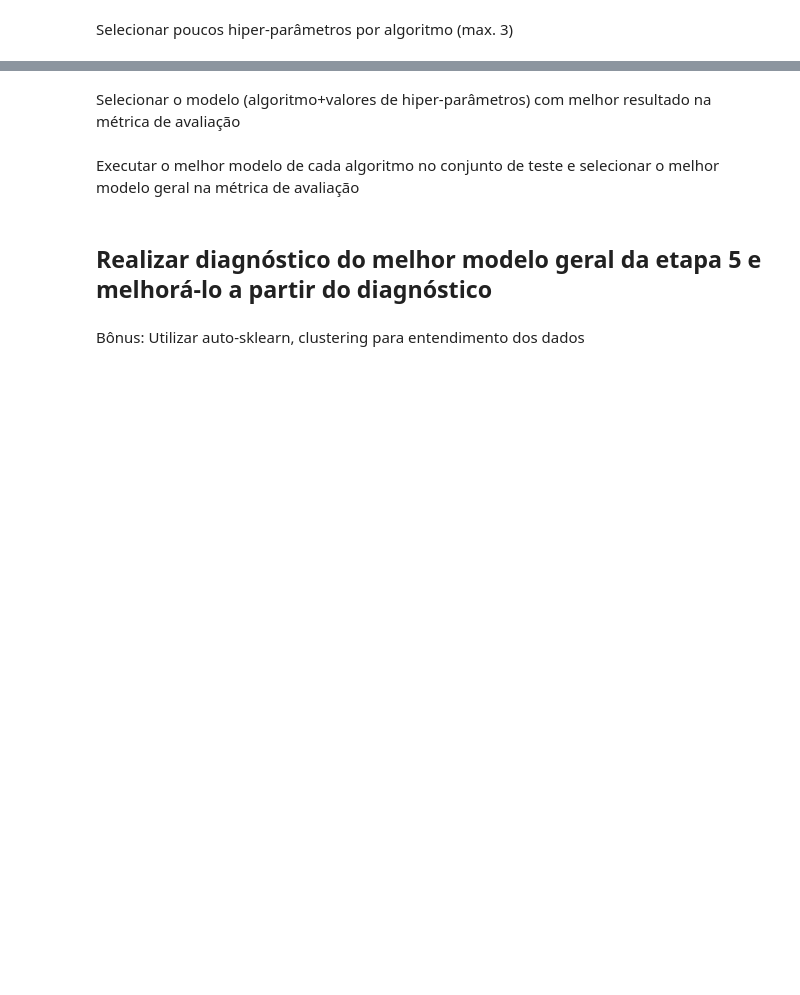
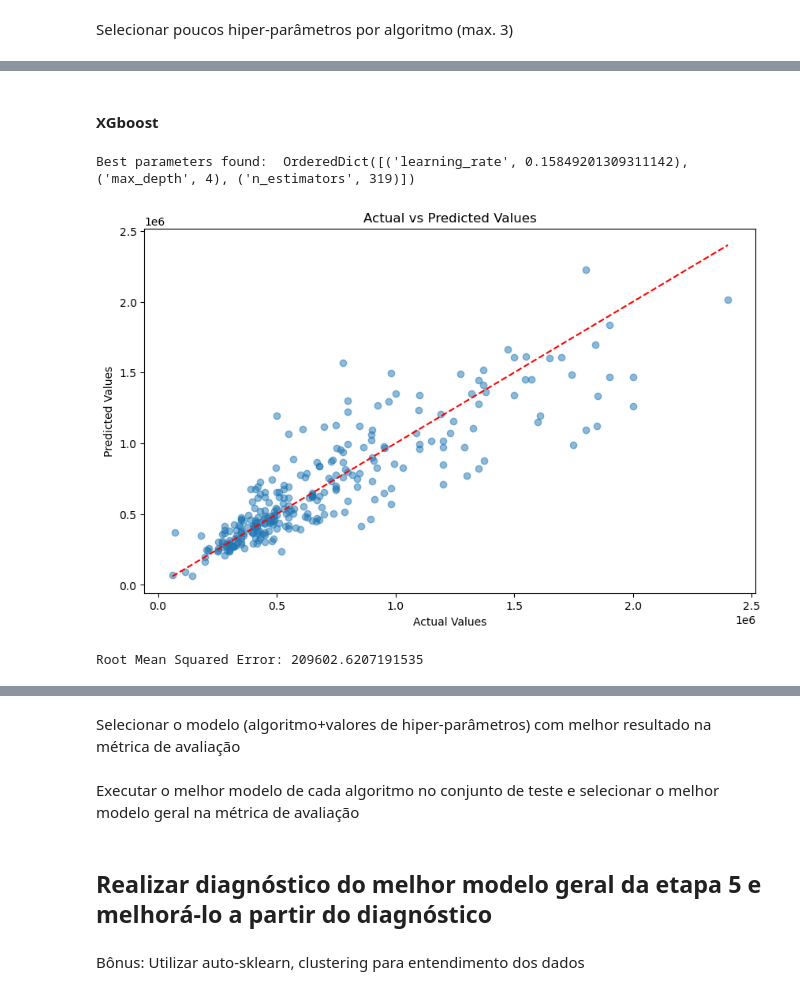
Before and after one commit to DaviMPaiva/scraping, a Jupyter notebook: notebook_analysis/projeto2.ipynb, the cells around one changed output, grey strips where cells are left out. Cells and saved outputs as stored; diff of their text form; code cells hidden in the pictures; blank space fills up the shorter version.

Commit message:
feat: add xgboost to hyperparameter search, refactor code

```diff
--- a/notebook_analysis/projeto2.ipynb
+++ b/notebook_analysis/projeto2.ipynb
@@ -143 +142,4 @@ gbr = GradientBoostingRegressor()
+# %%
+from xgboost import XGBRegressor
+xgbm = XGBRegressor()
 # %%
@@ -320,0 +312,59 @@ Test  RMSE: 834673.4613433278
+# %% [markdown]
+#### XGboost
+# %%
+search_space = {
+    'learning_rate': (0.01, 0.3, 'log-uniform'),
+    'max_depth': (3, 10),
+    'n_estimators': (50, 500)
+}
+
+opt = BayesSearchCV(
+    estimator=xgbm,
+    search_spaces=search_space,
+    n_iter=15,
+    cv=kfold,
+    scoring=mse_scorer,
+    n_jobs=-1,
+    random_state=42
+)
+
+opt.fit(X_val, y_val)
+
+best_model_xgbm = XGBRegressor(**opt.best_params_, random_state=42)
+
+print("Best parameters found: ", opt.best_params_)
+# %% [output]
+Best parameters found:  OrderedDict([('learning_rate', 0.15849201309311142), ('max_depth', 4), ('n_estimators', 319)])
+# %%
+# Start an MLflow run
+with mlflow.start_run(run_name="XGBRegressor"):
+    # Log parameters
+    mlflow.log_params(opt.best_params_)
+
+    best_model_xgbm.fit(X_train,y_train)
+    # Make predictions on the test data
+    y_pred = best_model_xgbm.predict(X_test)
+    # Calculate the root mean squared error
+    rmse = np.sqrt(mean_squared_error(y_test, y_pred))
+    mlflow.log_metric('RMSE', rmse)
+    # Log the model
+    mlflow.sklearn.log_model(best_model_xgbm, 'model')
+
+    # Plot predicted vs actual values
+    plt.figure(figsize=(10, 6))
+    plt.scatter(y_test, y_pred, alpha=0.5)
+    plt.plot([min(y_test), max(y_test)], [min(y_test), max(y_test)], 'r--')
+    plt.xlabel('Actual Values')
+    plt.ylabel('Predicted Values')
+    plt.title('Actual vs Predicted Values')
+
+    plot_file = "sample_plot.png"
+    plt.savefig(plot_file)
+    mlflow.log_artifact(plot_file, artifact_path="plots")
+
+    plt.show()
+
+    print(f'Root Mean Squared Error: {rmse}')
+# %% [output]
+[figure, added]
+Root Mean Squared Error: 209602.6207191535
```
Also changed, not shown: parts of 29 cells of this notebook.
